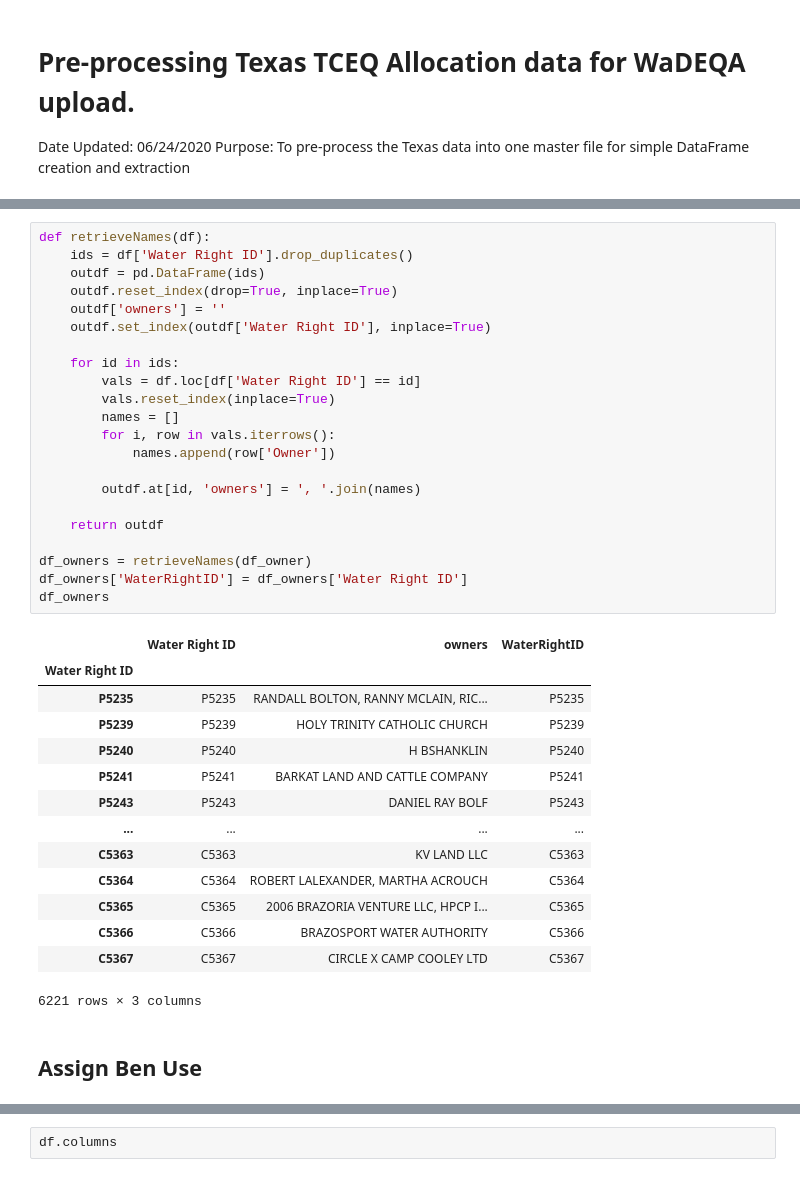
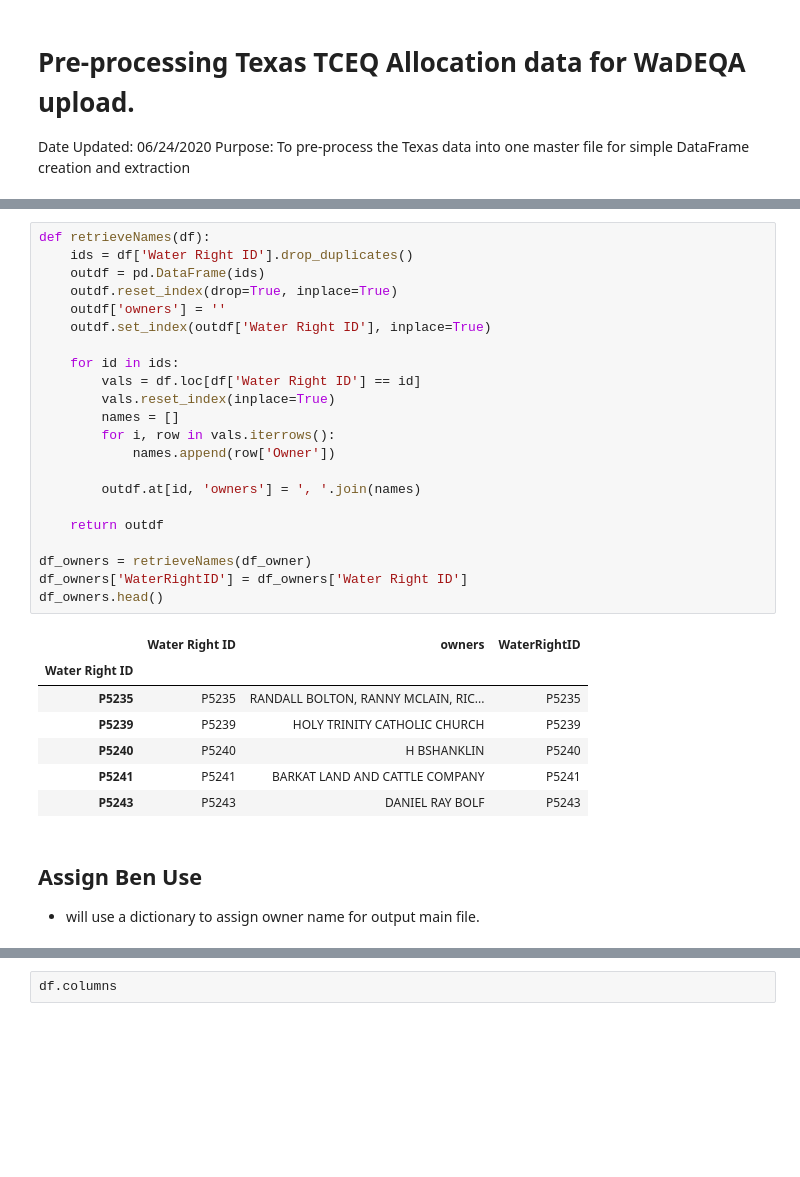
Before and after one commit to WSWCWaterDataExchange/MappingStatesDataToWaDE2.0, a Jupyter notebook: Texas/WaterAllocation/0_PreProcessTexasAllocationData.ipynb, the cells around one changed output, grey strips where cells are left out. Drawn from its saved outputs; the diff is of its cells as text; blank space fills up the shorter version.

```diff
--- a/Texas/WaterAllocation/0_PreProcessTexasAllocationData.ipynb
+++ b/Texas/WaterAllocation/0_PreProcessTexasAllocationData.ipynb
@@ -68,42 +56,36 @@ df_owner
 # %%
 def retrieveNames(df):
     ids = df['Water Right ID'].drop_duplicates()
     outdf = pd.DataFrame(ids)
     outdf.reset_index(drop=True, inplace=True)
     outdf['owners'] = ''
     outdf.set_index(outdf['Water Right ID'], inplace=True)
 
     for id in ids:
         vals = df.loc[df['Water Right ID'] == id]
         vals.reset_index(inplace=True)
         names = []
         for i, row in vals.iterrows():
             names.append(row['Owner'])
 
         outdf.at[id, 'owners'] = ', '.join(names)
 
     return outdf
 
 df_owners = retrieveNames(df_owner)
 df_owners['WaterRightID'] = df_owners['Water Right ID']
-df_owners
+df_owners.head()
 # %% [output]
 |  | Water Right ID | owners | WaterRightID |
 | Water Right ID |  |  |  |
 | P5235 | P5235 | RANDALL BOLTON, RANNY MCLAIN, RIC... | P5235 |
 | P5239 | P5239 | HOLY TRINITY CATHOLIC CHURCH | P5239 |
 | P5240 | P5240 | H BSHANKLIN | P5240 |
 | P5241 | P5241 | BARKAT LAND AND CATTLE COMPANY | P5241 |
 | P5243 | P5243 | DANIEL RAY BOLF | P5243 |
-| ... | ... | ... | ... |
-| C5363 | C5363 | KV LAND LLC | C5363 |
-| C5364 | C5364 | ROBERT LALEXANDER, MARTHA ACROUCH | C5364 |
-| C5365 | C5365 | 2006 BRAZORIA VENTURE LLC, HPCP I... | C5365 |
-| C5366 | C5366 | BRAZOSPORT WATER AUTHORITY | C5366 |
-| C5367 | C5367 | CIRCLE X CAMP COOLEY LTD | C5367 |
-6221 rows × 3 columns
-# %% [markdown]
-## Assign Ben Use
+# %% [markdown]
+## Assign Ben Use
+- will use a dictionary to assign owner name for output main file.
 # %%
 #Dataframe creation - ben use
 useInput = "WaterUse.csv"
```
Also changed, not shown: parts of 11 cells of this notebook, 35 other files.
